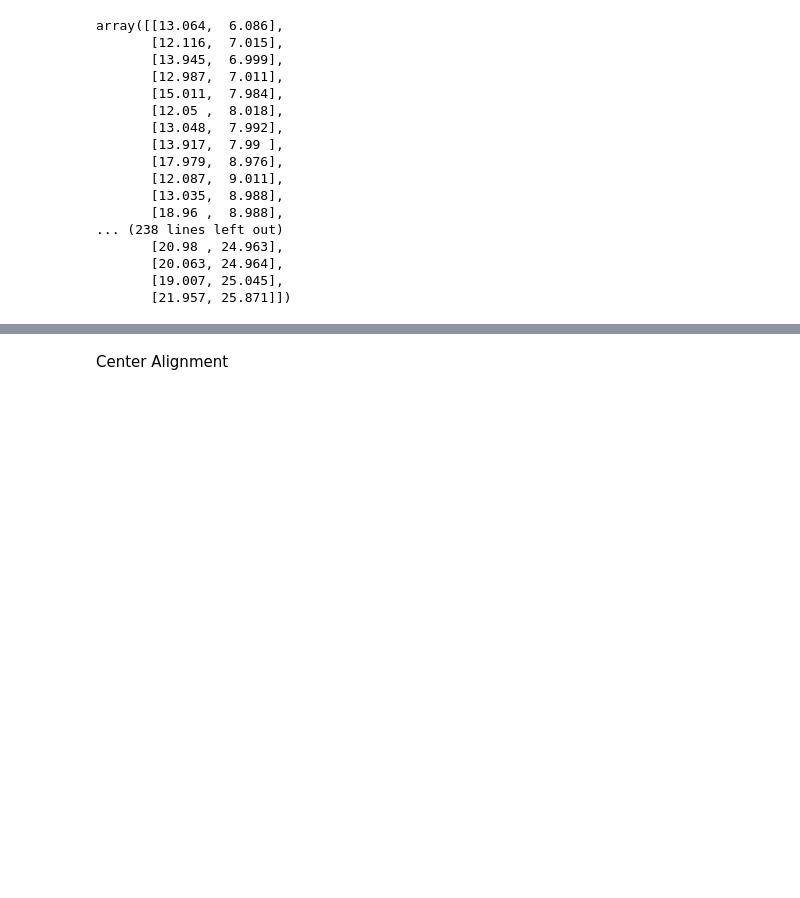
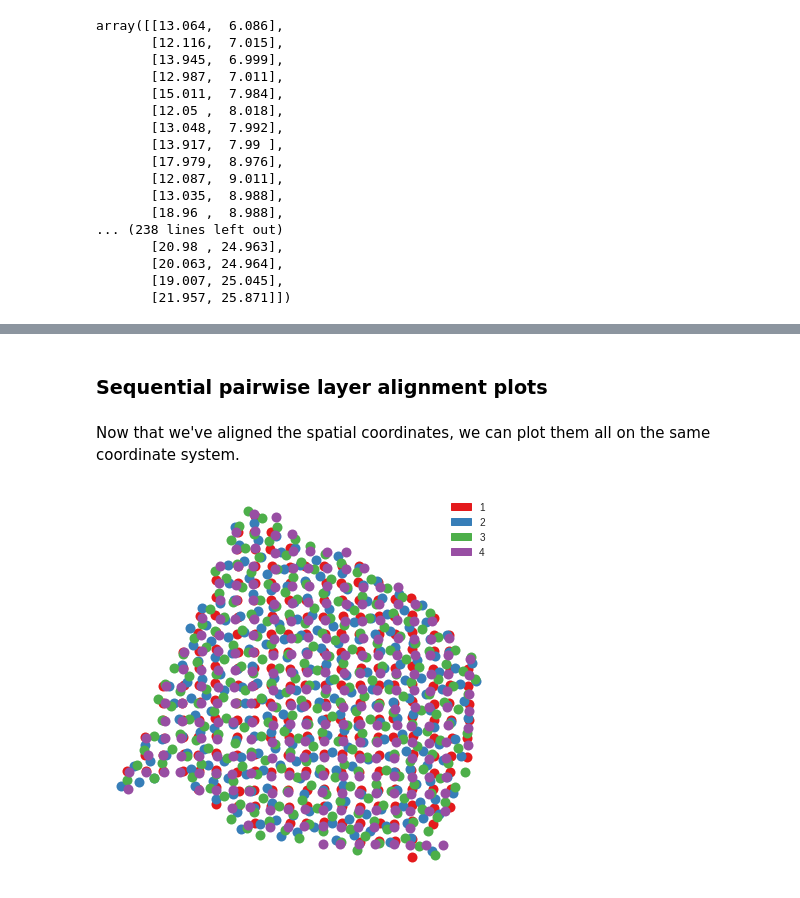
Before and after one commit to raphael-group/paste, a Jupyter notebook: Tutorial.ipynb, the cells around one changed output, grey strips where cells are left out. Saved outputs shown, nothing was run; the diff lists cells and outputs as text; code cells hidden in the pictures; blank space fills up the shorter version.

Commit message:
add 3-d stack function

```diff
--- a/Tutorial.ipynb
+++ b/Tutorial.ipynb
@@ -105,2 +105,25 @@ pd.DataFrame(pi)
-# %% [markdown]
-Center Alignment
+# %%
+pi12 = pairwise_align(layer1, layer2)
+pi23 = pairwise_align(layer2, layer3)
+pi34 = pairwise_align(layer3, layer4)
+# %% [markdown]
+### Sequential pairwise layer alignment plots
+# %%
+pis = [pi12, pi23, pi34]
+layers = [layer1, layer2, layer3, layer4]
+
+new_layers = stack_layers_pairwise(layers, pis)
+# %% [markdown]
+Now that we've aligned the spatial coordinates, we can plot them all on the same coordinate system.
+# %%
+layer_colors = ['#e41a1c','#377eb8','#4daf4a','#984ea3']
+
+plt.figure(figsize=(7,7))
+for i in range(len(new_layers)):
+    plot_layer(new_layers[i],layer_colors[i],s=400)
+plt.legend(handles=[mpatches.Patch(color=layer_colors[0], label='1'),mpatches.Patch(color=layer_colors[1], label='2'),mpatches.Patch(color=layer_colors[2], label='3'),mpatches.Patch(color=layer_colors[3], label='4')])
+plt.gca().invert_yaxis()
+plt.axis('off')
+plt.show()
+# %% [output]
+[figure, added]
```
Also changed, not shown: parts of 40 cells of this notebook, 6 other files.
